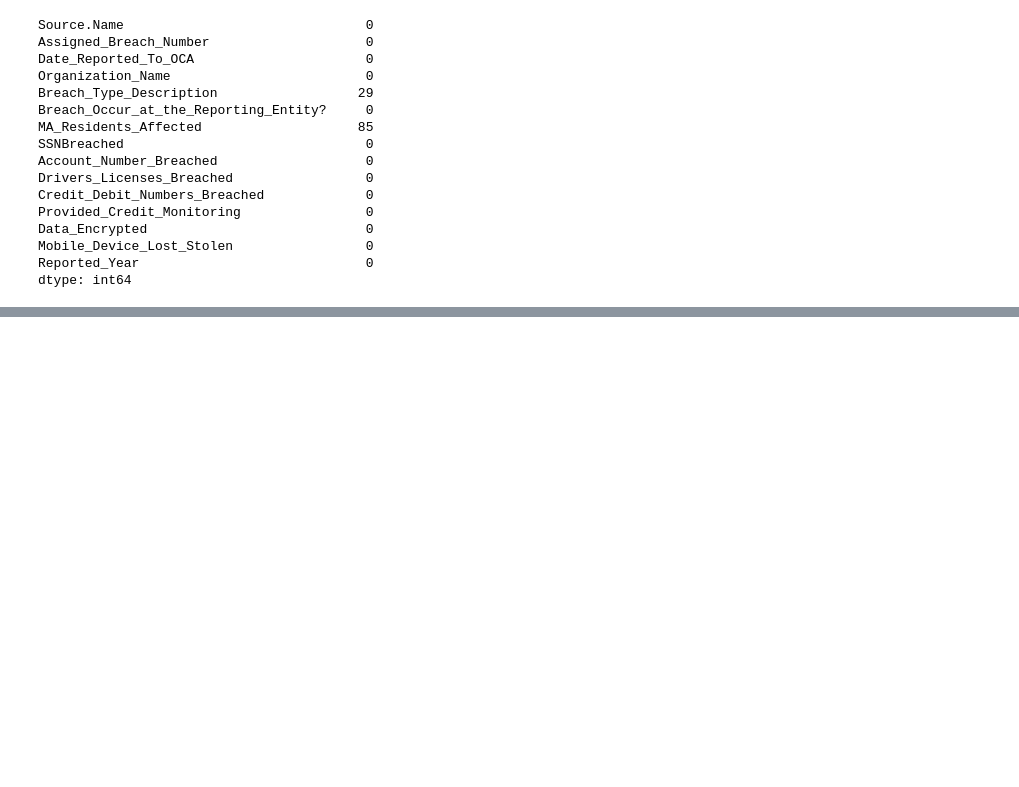
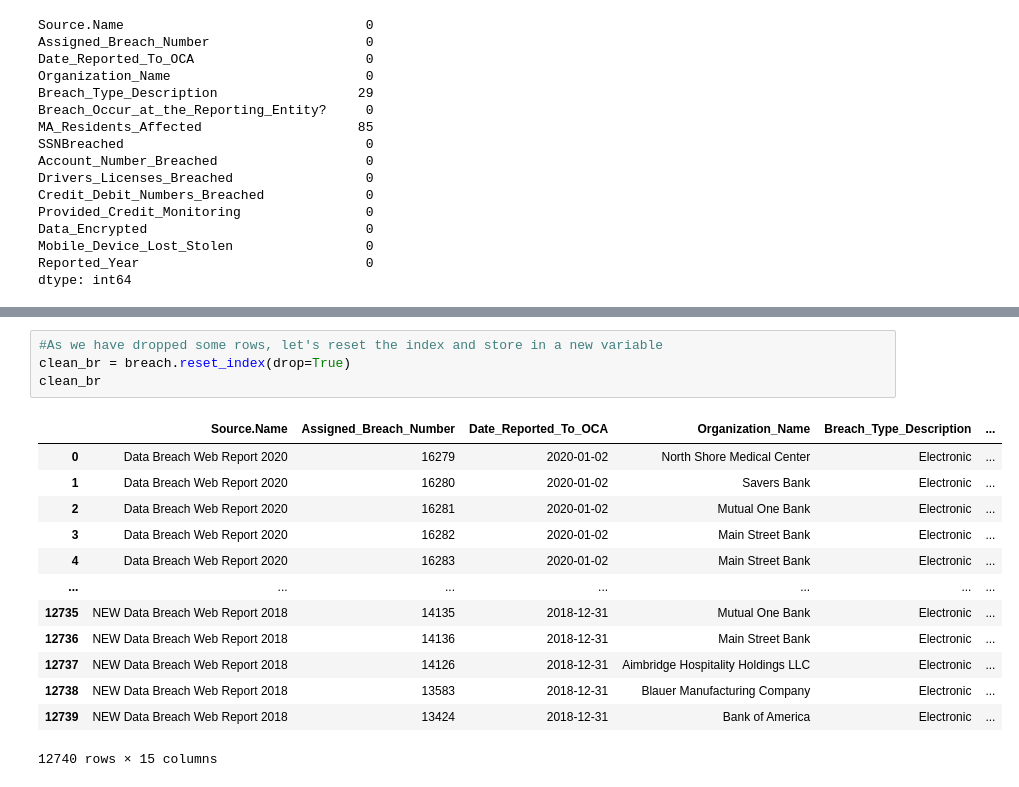
Before and after one commit to joncalle/AnalToolsDecMrk, a Jupyter notebook: DataBreach.ipynb, the cells around one changed output, grey strips where cells are left out. Cells and saved outputs as stored; diff of their text form; blank space fills up the shorter version.

```diff
--- a/DataBreach.ipynb
+++ b/DataBreach.ipynb
@@ -177,2 +241,20 @@ dtype: int64
+# %%
+#As we have dropped some rows, let's reset the index and store in a new variable
+clean_br = breach.reset_index(drop=True)
+clean_br
+# %% [output]
+|  | Source.Name | Assigned_Breach_Number | Date_Reported_To_OCA | Organization_Name | Breach_Type_Description | ... |
+| 0 | Data Breach Web Report 2020 | 16279 | 2020-01-02 | North Shore Medical Center | Electronic | ... |
+| 1 | Data Breach Web Report 2020 | 16280 | 2020-01-02 | Savers Bank | Electronic | ... |
+| 2 | Data Breach Web Report 2020 | 16281 | 2020-01-02 | Mutual One Bank | Electronic | ... |
+| 3 | Data Breach Web Report 2020 | 16282 | 2020-01-02 | Main Street Bank | Electronic | ... |
+| 4 | Data Breach Web Report 2020 | 16283 | 2020-01-02 | Main Street Bank | Electronic | ... |
+| ... | ... | ... | ... | ... | ... | ... |
+| 12735 | NEW Data Breach Web Report 2018 | 14135 | 2018-12-31 | Mutual One Bank | Electronic | ... |
+| 12736 | NEW Data Breach Web Report 2018 | 14136 | 2018-12-31 | Main Street Bank | Electronic | ... |
+| 12737 | NEW Data Breach Web Report 2018 | 14126 | 2018-12-31 | Aimbridge Hospitality Holdings LLC | Electronic | ... |
+| 12738 | NEW Data Breach Web Report 2018 | 13583 | 2018-12-31 | Blauer Manufacturing Company | Electronic | ... |
+| 12739 | NEW Data Breach Web Report 2018 | 13424 | 2018-12-31 | Bank of America | Electronic | ... |
+12740 rows × 15 columns
 # %%
 plt.figure(figsize=(7,5))
```
Also changed, not shown: parts of 6 cells of this notebook.
